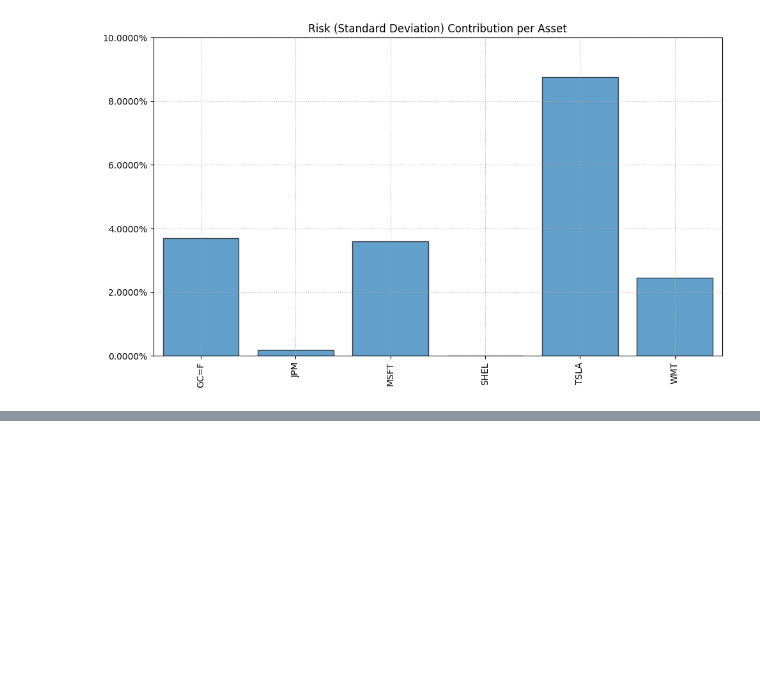
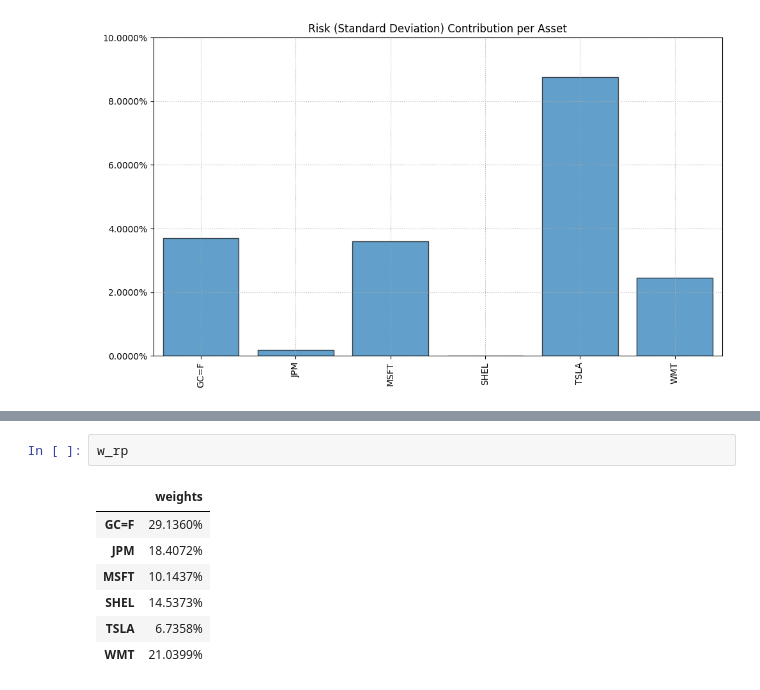
Before and after one commit to shashankks0987/portfolio-management, a Jupyter notebook: portfolio management.ipynb, the cells around one changed output, grey strips where cells are left out. Drawn from its saved outputs; the diff is of its cells as text; blank space fills up the shorter version.

```diff
--- a/portfolio management.ipynb
+++ b/portfolio management.ipynb
@@ -131,0 +185,10 @@ ax = rp.plot_risk_con(w, cov=port.cov, returns=port.returns, rm=rm, rf=0, alpha=
+# %%
+w_rp
+# %% [output]
+|  | weights |
+| GC=F | 29.1360% |
+| JPM | 18.4072% |
+| MSFT | 10.1437% |
+| SHEL | 14.5373% |
+| TSLA | 6.7358% |
+| WMT | 21.0399% |
```
Also changed, not shown: parts of 6 cells of this notebook.
